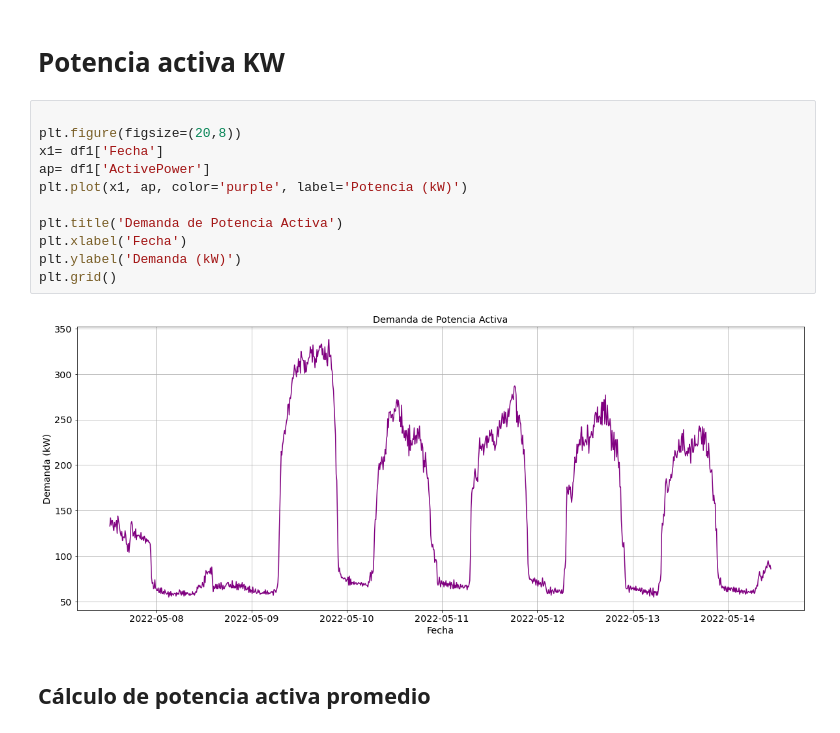
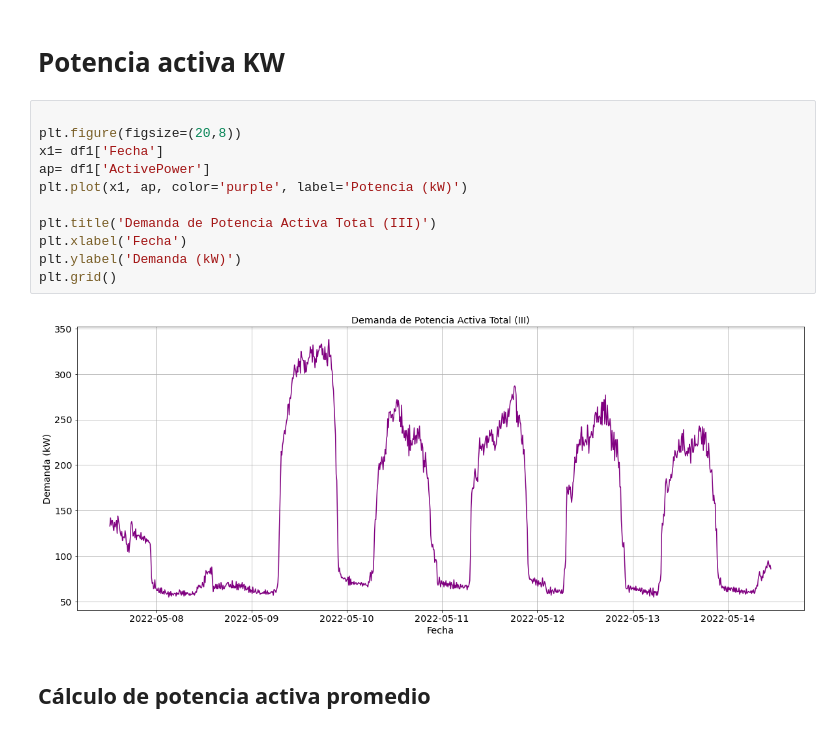
Before and after one commit to anghelcast/pqdata_samples, a Jupyter notebook: PQDATA_1000KVA_FIME/PQDATA_1000KVA.ipynb, the cells around one changed output. Cells and saved outputs as stored; diff of their text form.

```diff
--- a/PQDATA_1000KVA_FIME/PQDATA_1000KVA.ipynb
+++ b/PQDATA_1000KVA_FIME/PQDATA_1000KVA.ipynb
@@ -87,16 +87,16 @@ freq.mean(axis= 'index')
 # %%
 
 plt.figure(figsize=(20,8))
 x1= df1['Fecha']
 ap= df1['ActivePower']
 plt.plot(x1, ap, color='purple', label='Potencia (kW)')
 
-plt.title('Demanda de Potencia Activa')
+plt.title('Demanda de Potencia Activa Total (III)')
 plt.xlabel('Fecha')
 plt.ylabel('Demanda (kW)')
 plt.grid()
 # %% [output]
-[figure, old version]
+[figure, new version]
 # %% [markdown]
 ## Cálculo de potencia activa promedio
 # %%
```
Also changed, not shown: parts of 11 cells of this notebook.
